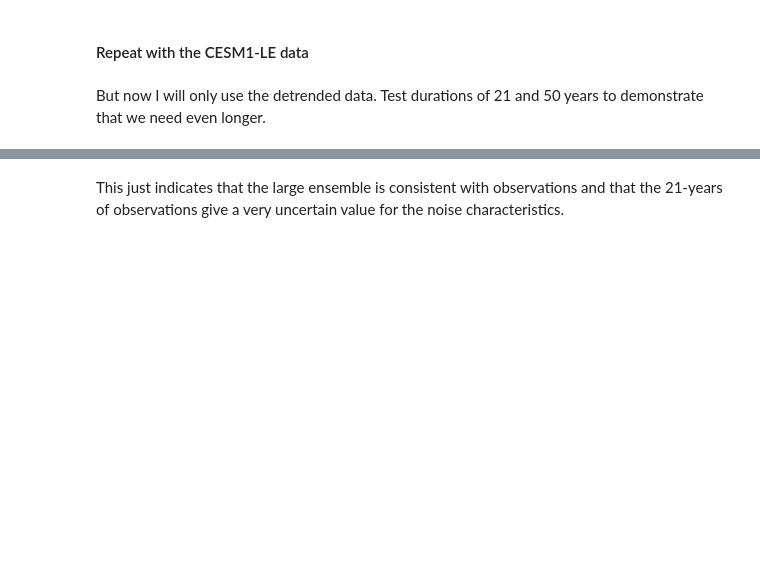
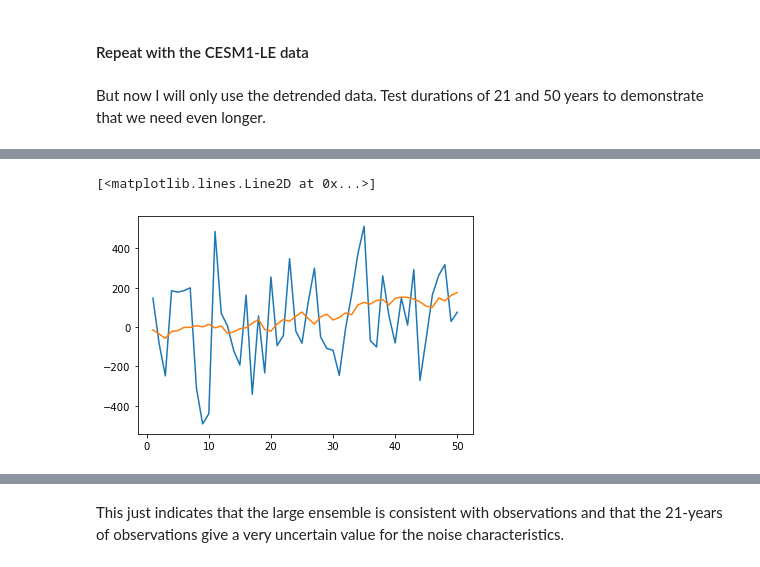
Before and after one commit to jshaw35/spectral_ice, a Jupyter notebook: methods_figures/methodsfig_estimatingvariability.ipynb, the cells around one changed output, grey strips where cells are left out. Cells and saved outputs as stored; diff of their text form; code cells hidden in the pictures; blank space fills up the shorter version.

```diff
--- a/methods_figures/methodsfig_estimatingvariability.ipynb
+++ b/methods_figures/methodsfig_estimatingvariability.ipynb
@@ -221,0 +295,36 @@ lens_stddevs_21 = lens_olr_detrend21.std(dim='year')
+# %%
+tlength = 50
+tspace = np.arange(1,tlength+1)
+
+slope = 2
+expterm = 0.07
+
+fake_FR = slope*tspace + np.exp(tspace*expterm)
+fake_sigmae = 50000 # term summarizes the autocorrelative nature of the natural variability
+noise = np.random.normal(0,np.sqrt(fake_sigmae),tlength)
+
+# Create red noise using code from Jen's class:
+# applicationlab5/ATOC5860_applicationlab5_synthetic_data_with_filters.ipynb
+alpha = 0.8 # autocorrelation
+
+factor = np.sqrt(1.-alpha*alpha)
+rednoise_multiplier = 40 # arbitrary multiplier
+
+redseries_list = []
+last_val = factor*np.random.randn() # seed with a random value
+redseries_list.append(last_val)
+for i in range(tlength+9): # warm up with ten additional points
+    # update last_val
+    last_val = last_val*alpha + factor*np.random.randn()
+    redseries_list.append(last_val)
+
+red_noise = np.array(redseries_list[10:])*rednoise_multiplier # remove the warm-up values and turn into a np.array object
+
+fake_ens = fake_FR + noise
+fake_ens_red = fake_FR + red_noise
+# %%
+plt.plot(tspace,fake_ens)
+plt.plot(tspace,fake_ens_red)
+# %% [output]
+[<matplotlib.lines.Line2D at 0x...>]
+[figure, added]
```
Also changed, not shown: parts of 47 cells of this notebook.
